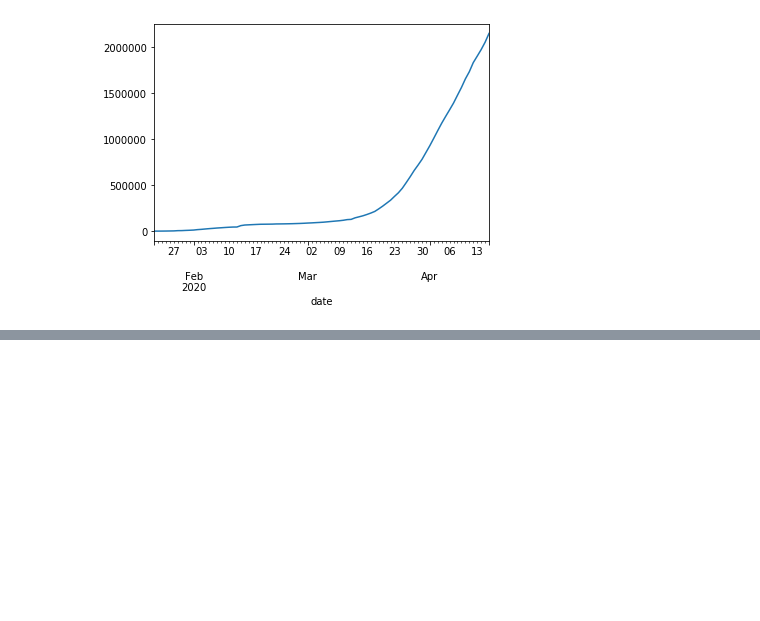
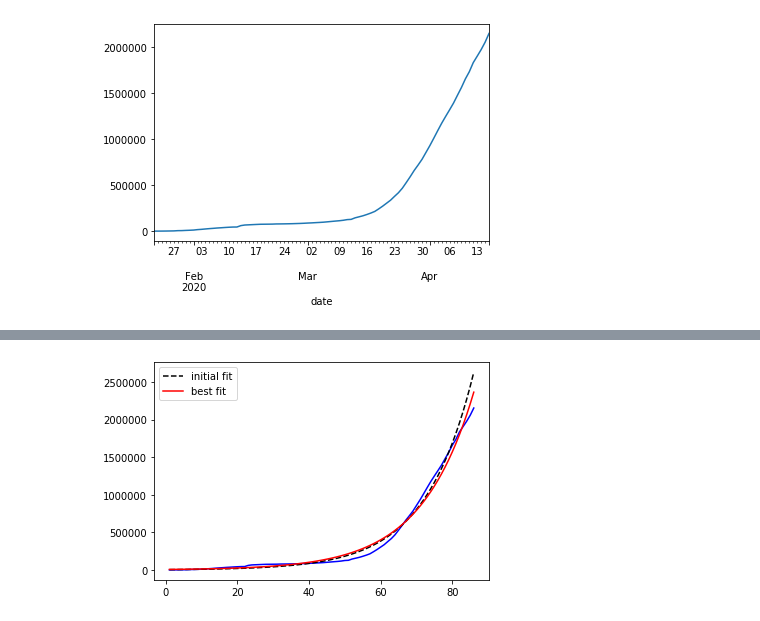
Before and after one commit to mortie23/covid-19-analysis, a Jupyter notebook: python/notebook.ipynb, the cells around one changed output, grey strips where cells are left out. Drawn from its saved outputs; the diff is of its cells as text; code cells hidden in the pictures; blank space fills up the shorter version.

Commit message:
added basic exponential model

```diff
--- a/python/notebook.ipynb
+++ b/python/notebook.ipynb
@@ -96,0 +104,5 @@ tsdata_global.set_index('date')['cases'].plot()
+# %%
+
+model = ExponentialModel()
+params = model.guess(tsdata_global['cases'], x=tsdata_global['days_since'])
+result = model.fit(tsdata_global['cases'], params, x=tsdata_global['days_since'])
@@ -96,0 +135,11 @@ tsdata_global.set_index('date')['cases'].plot()
+# %%
+# Plot the results
+import matplotlib.pyplot as plt
+
+plt.plot(tsdata_global['days_since'], tsdata_global['cases'], 'b')
+plt.plot(tsdata_global['days_since'], result.init_fit, 'k--', label='initial fit')
+plt.plot(tsdata_global['days_since'], result.best_fit, 'r-', label='best fit')
+plt.legend(loc='best')
+plt.show()
+# %% [output]
+[figure, added]
```
Also changed, not shown: parts of 8 cells of this notebook.
